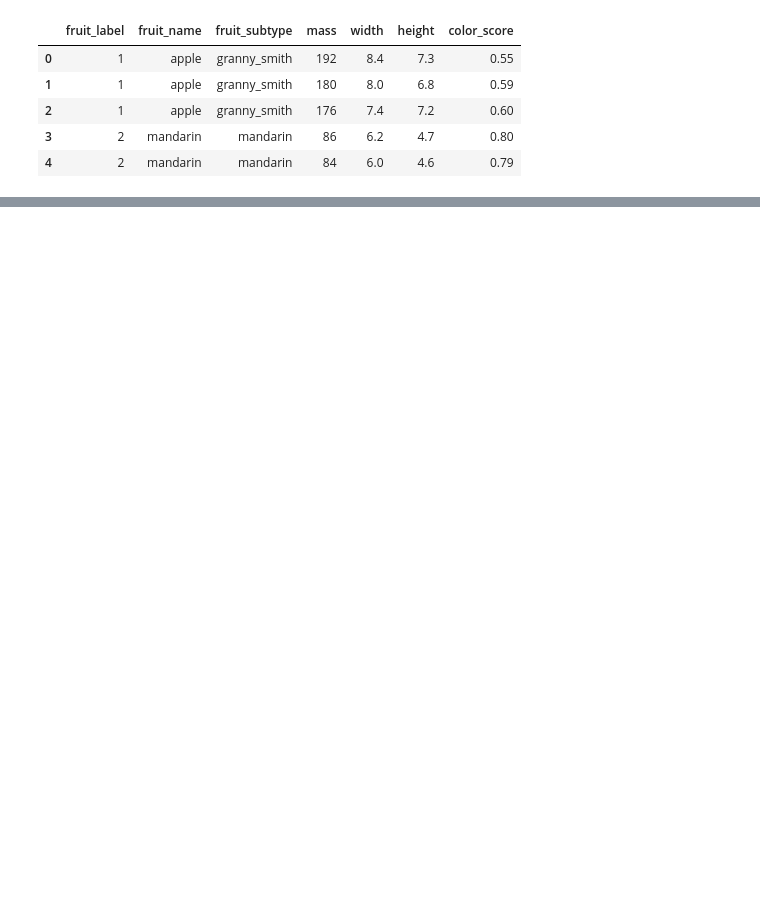
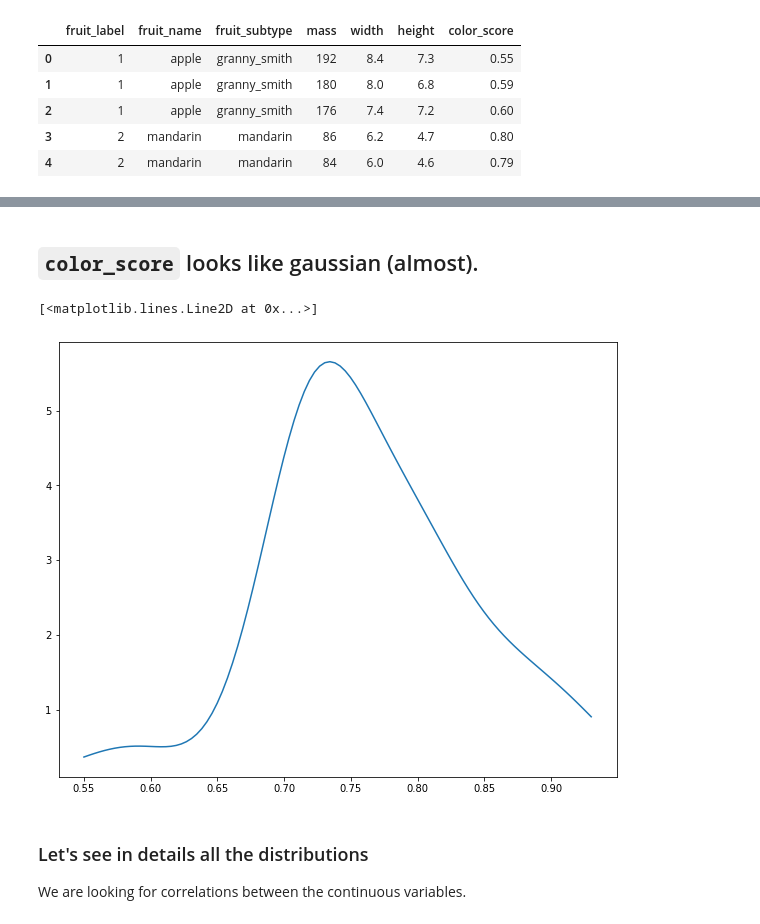
Before and after one commit to marcomilanesio/marcomilanesio.github.io, a Jupyter notebook: material/3/fruits.ipynb, the cells around one changed output, grey strips where cells are left out. Saved outputs shown, nothing was run; the diff lists cells and outputs as text; code cells hidden in the pictures; blank space fills up the shorter version.

```diff
--- a/material/3/fruits.ipynb
+++ b/material/3/fruits.ipynb
@@ -15,0 +83,16 @@ fruits.head()
+# %% [markdown]
+## `color_score` looks like gaussian (almost).
+# %%
+from scipy.stats import gaussian_kde
+import numpy as np
+
+kde = gaussian_kde(label_removed['color_score'])
+space = np.linspace(min(label_removed['color_score']), max(label_removed['color_score']), 100)
+plt.plot(space, kde(space))
+# %% [output]
+[<matplotlib.lines.Line2D at 0x...>]
+[figure, added]
+# %% [markdown]
+### Let's see in details all the distributions
+
+We are looking for correlations between the continuous variables.
```
Also changed, not shown: parts of 55 cells of this notebook, 1 other file.
